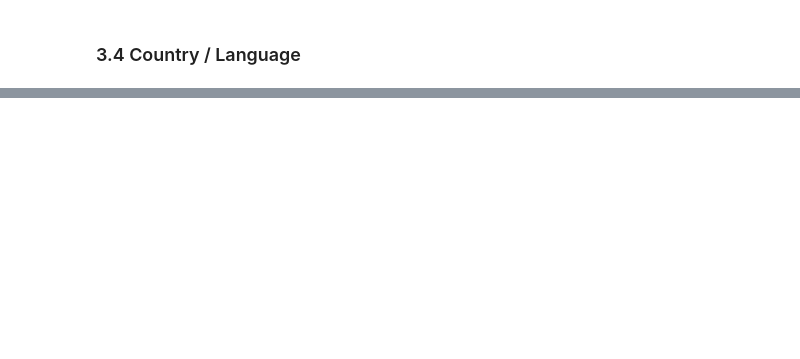
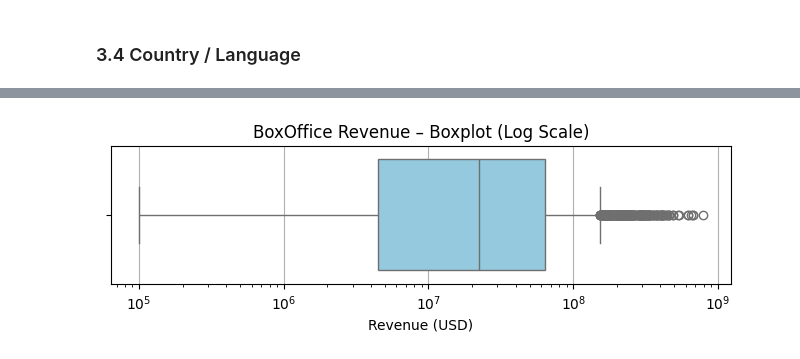
Before and after one commit to CU-S25-MSDSSB-DSCI-01-DataScienceLab/Movie-Project, a Jupyter notebook: jupyter notebooks/2_EDA.ipynb, the cells around one changed output, grey strips where cells are left out. Drawn from its saved outputs; the diff is of its cells as text; code cells hidden in the pictures; blank space fills up the shorter version.

```diff
--- a/jupyter notebooks/2_EDA.ipynb
+++ b/jupyter notebooks/2_EDA.ipynb
@@ -206,0 +214,10 @@ plt.show()
+# %%
+plt.figure(figsize=(8, 1.8))
+sns.boxplot(x=filtered_df["BoxOffice"], color="skyblue")
+plt.xscale("log")
+plt.title("BoxOffice Revenue – Boxplot (Log Scale)")
+plt.xlabel("Revenue (USD)")
+plt.grid(True, axis='x')
+plt.show()
+# %% [output]
+[figure, added]
```
Also changed, not shown: parts of 13 cells of this notebook, 3 other files.
